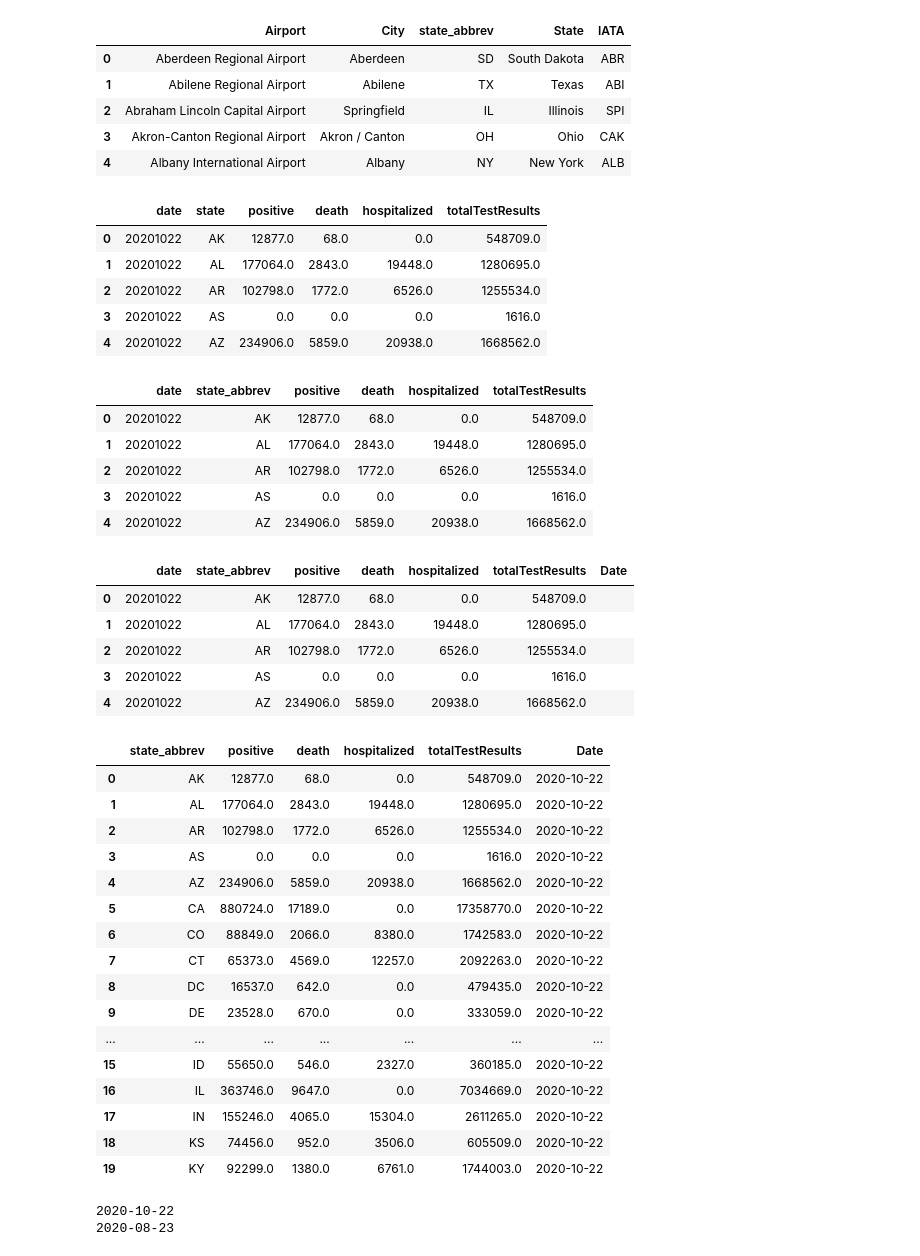
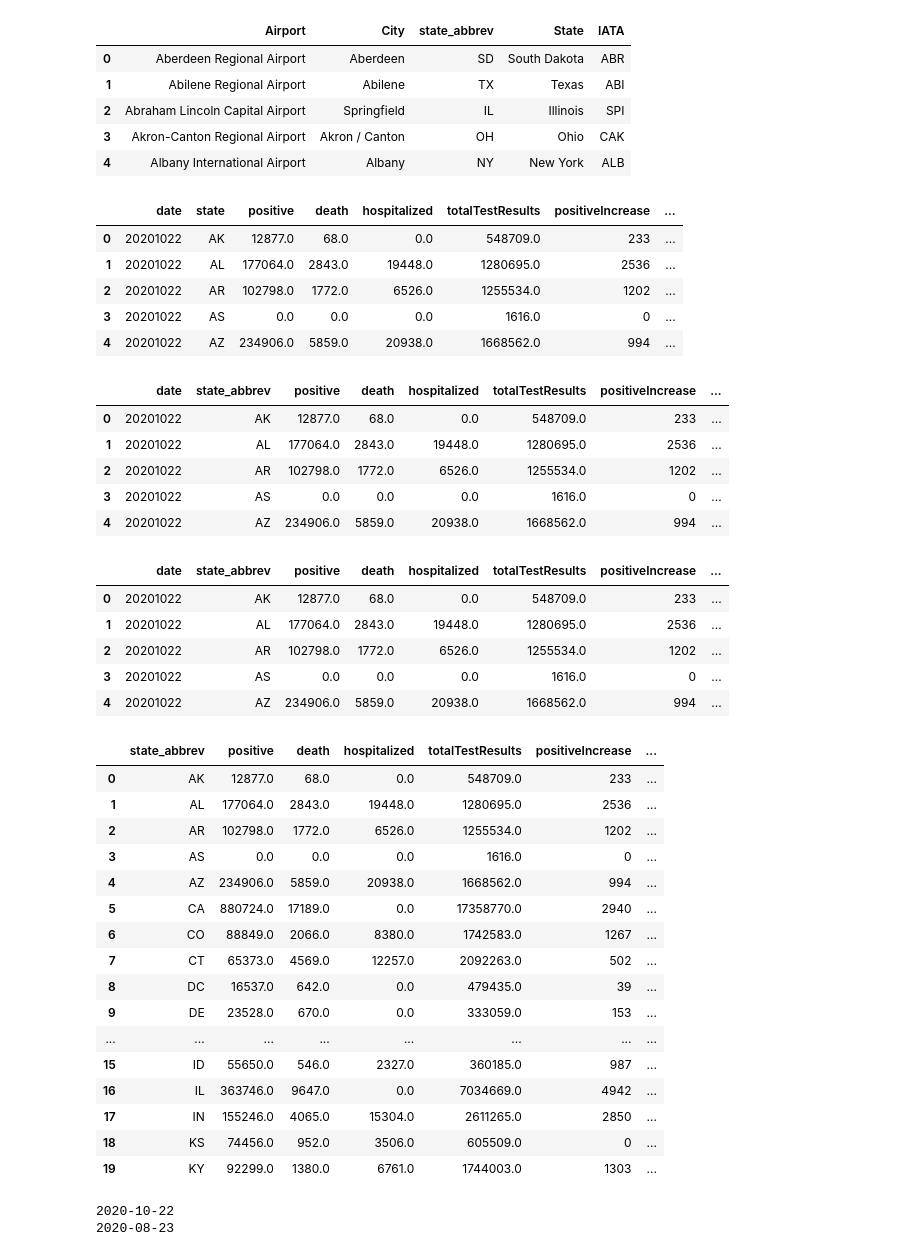
Before and after one commit to MersedehSP/Covid_Analyzer, a Jupyter notebook: Project1.ipynb, the cells around one changed output. Drawn from its saved outputs; the diff is of its cells as text; code cells hidden in the pictures.

```diff
--- a/Project1.ipynb
+++ b/Project1.ipynb
@@ -69,46 +69,46 @@ states_abbrev_df.head()
 # %%
 # API Call for covid data
 covid_base_url = "https://api.covidtracking.com/v1/states/daily.json"
 response = requests.get(covid_base_url).json()
 
 #print(json.dumps(response, indent=4))
 
 # pull the data from a source df to a target df by creating a new df
 
-covid_df = pd.DataFrame(response, columns=['date', 'state', 'positive', 'death', 'hospitalized', 'totalTestResults'])
+covid_df = pd.DataFrame(response, columns=['date', 'state', 'positive', 'death', 'hospitalized', 'totalTestResults', 'positiveIncrease', 'totalTestResultsIncrease'])
 
 #covid_df.fillna(0) replacing the NAN values with zero
 covid_df['hospitalized'] =covid_df['hospitalized'].fillna(0)
 
 covid_df.head()
 # %% [output]
-|  | date | state | positive | death | hospitalized | totalTestResults |
-| 0 | 20201022 | AK | 12877.0 | 68.0 | 0.0 | 548709.0 |
-| 1 | 20201022 | AL | 177064.0 | 2843.0 | 19448.0 | 1280695.0 |
-| 2 | 20201022 | AR | 102798.0 | 1772.0 | 6526.0 | 1255534.0 |
-| 3 | 20201022 | AS | 0.0 | 0.0 | 0.0 | 1616.0 |
-| 4 | 20201022 | AZ | 234906.0 | 5859.0 | 20938.0 | 1668562.0 |
+|  | date | state | positive | death | hospitalized | totalTestResults | positiveIncrease | ... |
+| 0 | 20201022 | AK | 12877.0 | 68.0 | 0.0 | 548709.0 | 233 | ... |
+| 1 | 20201022 | AL | 177064.0 | 2843.0 | 19448.0 | 1280695.0 | 2536 | ... |
+| 2 | 20201022 | AR | 102798.0 | 1772.0 | 6526.0 | 1255534.0 | 1202 | ... |
+| 3 | 20201022 | AS | 0.0 | 0.0 | 0.0 | 1616.0 | 0 | ... |
+| 4 | 20201022 | AZ | 234906.0 | 5859.0 | 20938.0 | 1668562.0 | 994 | ... |
 # %%
 covid_df = covid_df.rename(columns = {'state': 'state_abbrev'})
 
 covid_df.head()
 # %% [output]
-|  | date | state_abbrev | positive | death | hospitalized | totalTestResults |
-| 0 | 20201022 | AK | 12877.0 | 68.0 | 0.0 | 548709.0 |
-| 1 | 20201022 | AL | 177064.0 | 2843.0 | 19448.0 | 1280695.0 |
-| 2 | 20201022 | AR | 102798.0 | 1772.0 | 6526.0 | 1255534.0 |
-| 3 | 20201022 | AS | 0.0 | 0.0 | 0.0 | 1616.0 |
-| 4 | 20201022 | AZ | 234906.0 | 5859.0 | 20938.0 | 1668562.0 |
+|  | date | state_abbrev | positive | death | hospitalized | totalTestResults | positiveIncrease | ... |
+| 0 | 20201022 | AK | 12877.0 | 68.0 | 0.0 | 548709.0 | 233 | ... |
+| 1 | 20201022 | AL | 177064.0 | 2843.0 | 19448.0 | 1280695.0 | 2536 | ... |
+| 2 | 20201022 | AR | 102798.0 | 1772.0 | 6526.0 | 1255534.0 | 1202 | ... |
+| 3 | 20201022 | AS | 0.0 | 0.0 | 0.0 | 1616.0 | 0 | ... |
+| 4 | 20201022 | AZ | 234906.0 | 5859.0 | 20938.0 | 1668562.0 | 994 | ... |
 # %%
 covid_df['Date'] = ''
 covid_df.head()
 # %% [output]
-|  | date | state_abbrev | positive | death | hospitalized | totalTestResults | Date |
-| 0 | 20201022 | AK | 12877.0 | 68.0 | 0.0 | 548709.0 |  |
-| 1 | 20201022 | AL | 177064.0 | 2843.0 | 19448.0 | 1280695.0 |  |
-| 2 | 20201022 | AR | 102798.0 | 1772.0 | 6526.0 | 1255534.0 |  |
-| 3 | 20201022 | AS | 0.0 | 0.0 | 0.0 | 1616.0 |  |
-| 4 | 20201022 | AZ | 234906.0 | 5859.0 | 20938.0 | 1668562.0 |  |
+|  | date | state_abbrev | positive | death | hospitalized | totalTestResults | positiveIncrease | ... |
+| 0 | 20201022 | AK | 12877.0 | 68.0 | 0.0 | 548709.0 | 233 | ... |
+| 1 | 20201022 | AL | 177064.0 | 2843.0 | 19448.0 | 1280695.0 | 2536 | ... |
+| 2 | 20201022 | AR | 102798.0 | 1772.0 | 6526.0 | 1255534.0 | 1202 | ... |
+| 3 | 20201022 | AS | 0.0 | 0.0 | 0.0 | 1616.0 | 0 | ... |
+| 4 | 20201022 | AZ | 234906.0 | 5859.0 | 20938.0 | 1668562.0 | 994 | ... |
 # %%
 
 for x, y in covid_df.iterrows():
@@ -128,23 +128,23 @@ covid_df = covid_df.drop('date', axis=1)
 
 covid_df.head(20)
 # %% [output]
-|  | state_abbrev | positive | death | hospitalized | totalTestResults | Date |
-| 0 | AK | 12877.0 | 68.0 | 0.0 | 548709.0 | 2020-10-22 |
-| 1 | AL | 177064.0 | 2843.0 | 19448.0 | 1280695.0 | 2020-10-22 |
-| 2 | AR | 102798.0 | 1772.0 | 6526.0 | 1255534.0 | 2020-10-22 |
-| 3 | AS | 0.0 | 0.0 | 0.0 | 1616.0 | 2020-10-22 |
-| 4 | AZ | 234906.0 | 5859.0 | 20938.0 | 1668562.0 | 2020-10-22 |
-| 5 | CA | 880724.0 | 17189.0 | 0.0 | 17358770.0 | 2020-10-22 |
-| 6 | CO | 88849.0 | 2066.0 | 8380.0 | 1742583.0 | 2020-10-22 |
-| 7 | CT | 65373.0 | 4569.0 | 12257.0 | 2092263.0 | 2020-10-22 |
-| 8 | DC | 16537.0 | 642.0 | 0.0 | 479435.0 | 2020-10-22 |
-| 9 | DE | 23528.0 | 670.0 | 0.0 | 333059.0 | 2020-10-22 |
-| ... | ... | ... | ... | ... | ... | ... |
-| 15 | ID | 55650.0 | 546.0 | 2327.0 | 360185.0 | 2020-10-22 |
-| 16 | IL | 363746.0 | 9647.0 | 0.0 | 7034669.0 | 2020-10-22 |
-| 17 | IN | 155246.0 | 4065.0 | 15304.0 | 2611265.0 | 2020-10-22 |
-| 18 | KS | 74456.0 | 952.0 | 3506.0 | 605509.0 | 2020-10-22 |
-| 19 | KY | 92299.0 | 1380.0 | 6761.0 | 1744003.0 | 2020-10-22 |
+|  | state_abbrev | positive | death | hospitalized | totalTestResults | positiveIncrease | ... |
+| 0 | AK | 12877.0 | 68.0 | 0.0 | 548709.0 | 233 | ... |
+| 1 | AL | 177064.0 | 2843.0 | 19448.0 | 1280695.0 | 2536 | ... |
+| 2 | AR | 102798.0 | 1772.0 | 6526.0 | 1255534.0 | 1202 | ... |
+| 3 | AS | 0.0 | 0.0 | 0.0 | 1616.0 | 0 | ... |
+| 4 | AZ | 234906.0 | 5859.0 | 20938.0 | 1668562.0 | 994 | ... |
+| 5 | CA | 880724.0 | 17189.0 | 0.0 | 17358770.0 | 2940 | ... |
+| 6 | CO | 88849.0 | 2066.0 | 8380.0 | 1742583.0 | 1267 | ... |
+| 7 | CT | 65373.0 | 4569.0 | 12257.0 | 2092263.0 | 502 | ... |
+| 8 | DC | 16537.0 | 642.0 | 0.0 | 479435.0 | 39 | ... |
+| 9 | DE | 23528.0 | 670.0 | 0.0 | 333059.0 | 153 | ... |
+| ... | ... | ... | ... | ... | ... | ... | ... |
+| 15 | ID | 55650.0 | 546.0 | 2327.0 | 360185.0 | 987 | ... |
+| 16 | IL | 363746.0 | 9647.0 | 0.0 | 7034669.0 | 4942 | ... |
+| 17 | IN | 155246.0 | 4065.0 | 15304.0 | 2611265.0 | 2850 | ... |
+| 18 | KS | 74456.0 | 952.0 | 3506.0 | 605509.0 | 0 | ... |
+| 19 | KY | 92299.0 | 1380.0 | 6761.0 | 1744003.0 | 1303 | ... |
 # %%
 
 
```
Also changed, not shown: parts of 8 cells of this notebook.
